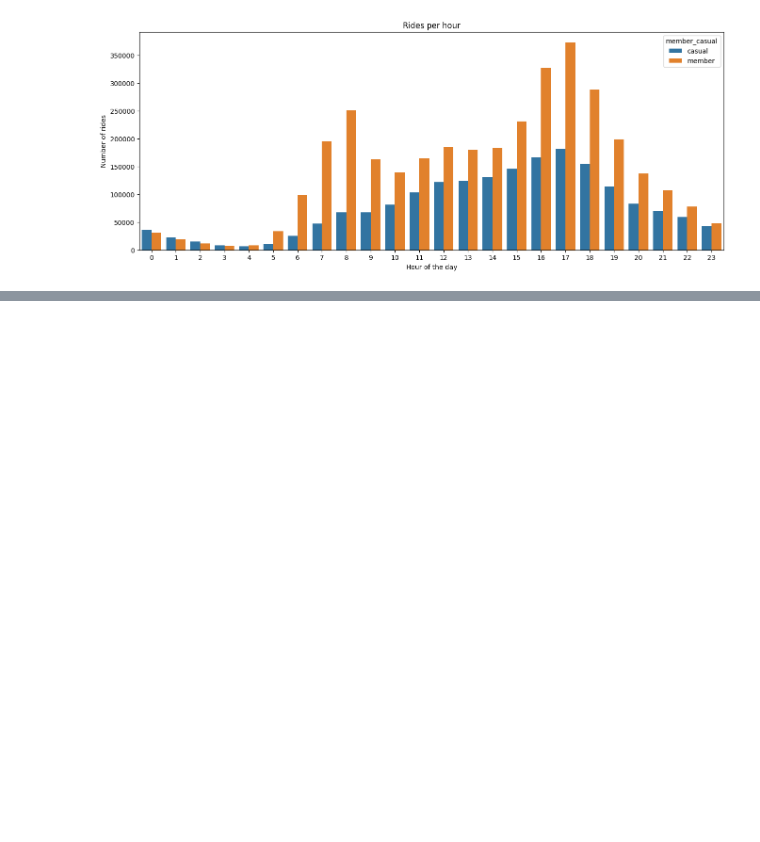
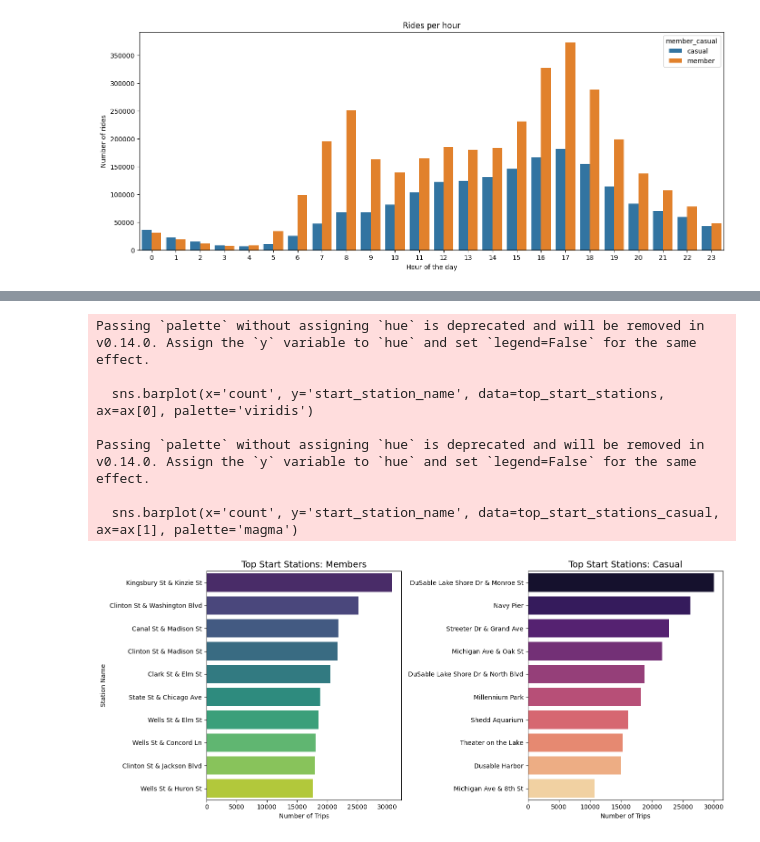
Before and after one commit to premsundar28/Cyclistic, a Jupyter notebook: master.ipynb, the cells around one changed output, grey strips where cells are left out. Saved outputs shown, nothing was run; the diff lists cells and outputs as text; code cells hidden in the pictures; blank space fills up the shorter version.

Commit message:
barplots for top station as the part of EDA

```diff
--- a/master.ipynb
+++ b/master.ipynb
@@ -526,3 +526,12 @@ plt.ylabel('Number of rides')
 plt.show()
 # %% [output]
 [figure]
+# %%
+top_start_stations = (
+    valid_start_stations.loc[valid_start_stations['member_casual'] == 'member', 'start_station_name']
+    .value_counts()
+    .head(10)
+    .reset_index(name='count')
+)
+
+print(top_start_stations)
@@ -528,0 +550,9 @@ plt.show()
+# %%
+top_start_stations_casual = (
+    valid_start_stations.loc[valid_start_stations['member_casual'] == 'casual', 'start_station_name']
+    .value_counts()
+    .head(10)
+    .reset_index(name='count')
+)
+
+print(top_start_stations)
@@ -528,0 +571,28 @@ plt.show()
+# %%
+# Create a figure with 2 side-by-side subplots
+fig, ax = plt.subplots(1, 2, figsize=(14, 6))
+
+# Plot 1: Member Stations (Left)
+sns.barplot(x='count', y='start_station_name', data=top_start_stations, ax=ax[0], palette='viridis')
+ax[0].set_title('Top Start Stations: Members', fontsize=14)
+ax[0].set_xlabel('Number of Trips')
+ax[0].set_ylabel('Station Name')
+
+# Plot 2: Casual Stations (Right)
+sns.barplot(x='count', y='start_station_name', data=top_start_stations_casual, ax=ax[1], palette='magma')
+ax[1].set_title('Top Start Stations: Casual', fontsize=14)
+ax[1].set_xlabel('Number of Trips')
+ax[1].set_ylabel('') # Clear label on the right to save space
+
+# Automatically adjust layout to prevent label overlapping
+plt.tight_layout()
+plt.show()
+# %% [output]
+Passing `palette` without assigning `hue` is deprecated and will be removed in v0.14.0. Assign the `y` variable to `hue` and set `legend=False` for the same effect.
+
+  sns.barplot(x='count', y='start_station_name', data=top_start_stations, ax=ax[0], palette='viridis')
+
+Passing `palette` without assigning `hue` is deprecated and will be removed in v0.14.0. Assign the `y` variable to `hue` and set `legend=False` for the same effect.
+
+  sns.barplot(x='count', y='start_station_name', data=top_start_stations_casual, ax=ax[1], palette='magma')
+[figure, added]
```
Also changed, not shown: parts of 2 cells of this notebook.
